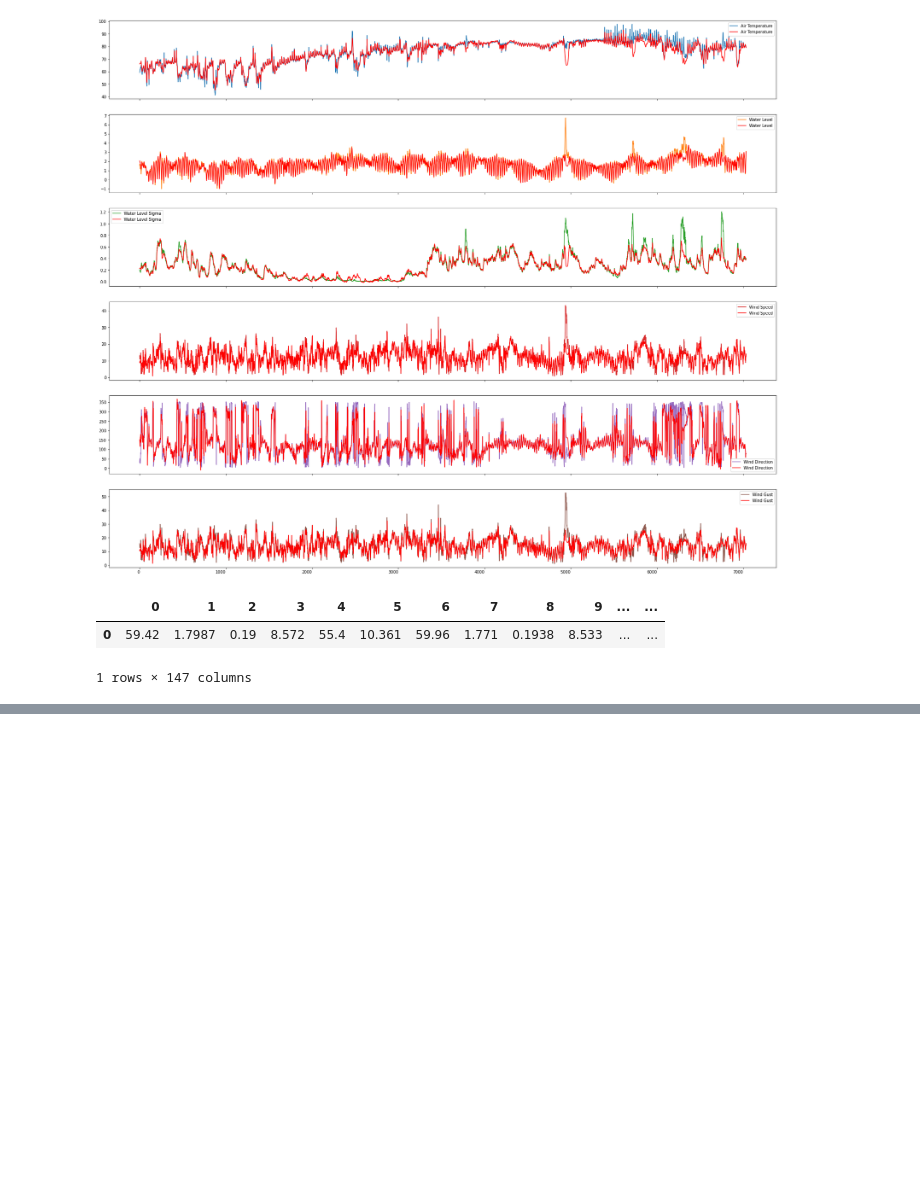
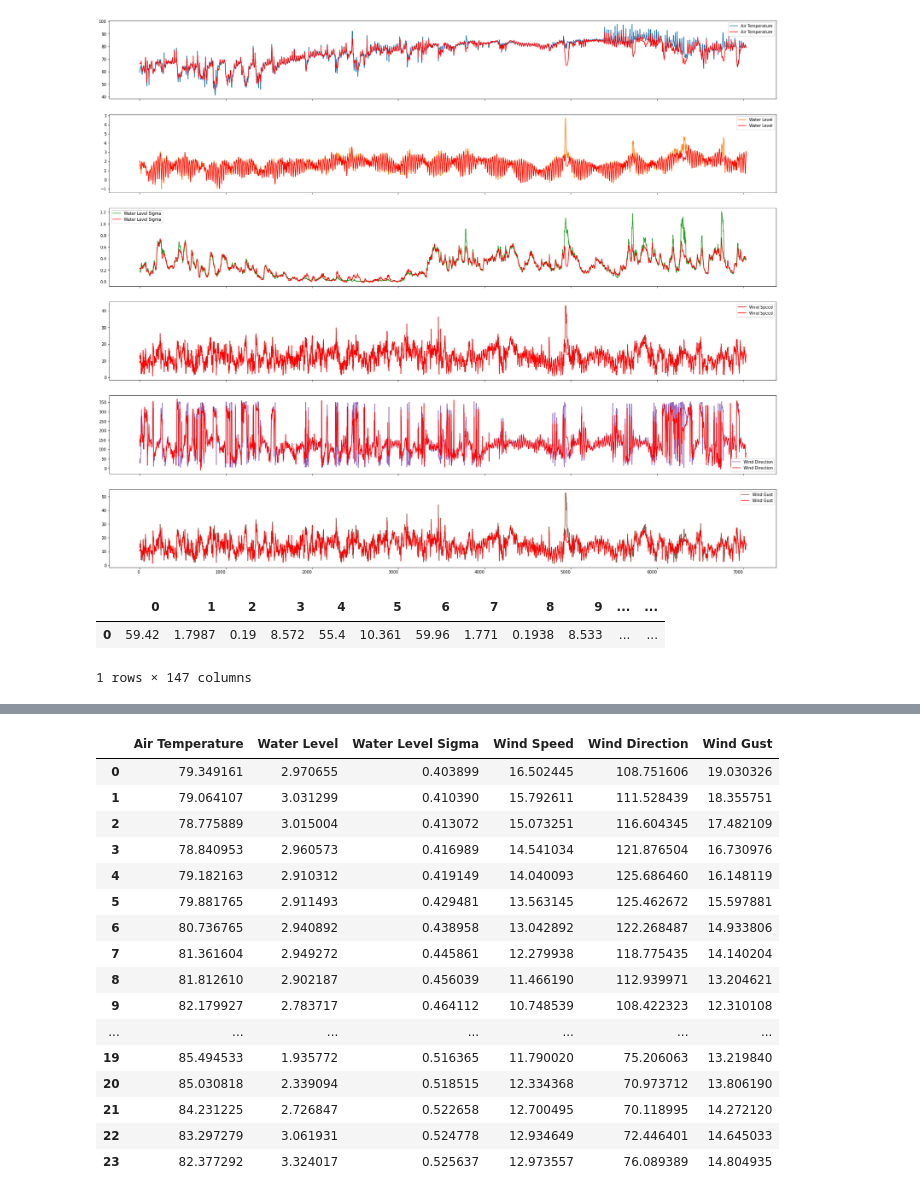
Before and after one commit to Data-Analytics-2020/Tide-Prediction, a Jupyter notebook: ARIMA+SVR.ipynb, the cells around one changed output, grey strips where cells are left out. Saved outputs shown, nothing was run; the diff lists cells and outputs as text; code cells hidden in the pictures; blank space fills up the shorter version.

```diff
--- a/ARIMA+SVR.ipynb
+++ b/ARIMA+SVR.ipynb
@@ -330,0 +330,20 @@ array([[-0.02618037, -0.0488135 , -0.07035762, -0.01286927,  0.07270256,
+# %%
+pred_df
+# %% [output]
+|  | Air Temperature | Water Level | Water Level Sigma | Wind Speed | Wind Direction | Wind Gust |
+| 0 | 79.349161 | 2.970655 | 0.403899 | 16.502445 | 108.751606 | 19.030326 |
+| 1 | 79.064107 | 3.031299 | 0.410390 | 15.792611 | 111.528439 | 18.355751 |
+| 2 | 78.775889 | 3.015004 | 0.413072 | 15.073251 | 116.604345 | 17.482109 |
+| 3 | 78.840953 | 2.960573 | 0.416989 | 14.541034 | 121.876504 | 16.730976 |
+| 4 | 79.182163 | 2.910312 | 0.419149 | 14.040093 | 125.686460 | 16.148119 |
+| 5 | 79.881765 | 2.911493 | 0.429481 | 13.563145 | 125.462672 | 15.597881 |
+| 6 | 80.736765 | 2.940892 | 0.438958 | 13.042892 | 122.268487 | 14.933806 |
+| 7 | 81.361604 | 2.949272 | 0.445861 | 12.279938 | 118.775435 | 14.140204 |
+| 8 | 81.812610 | 2.902187 | 0.456039 | 11.466190 | 112.939971 | 13.204621 |
+| 9 | 82.179927 | 2.783717 | 0.464112 | 10.748539 | 108.422323 | 12.310108 |
+| ... | ... | ... | ... | ... | ... | ... |
+| 19 | 85.494533 | 1.935772 | 0.516365 | 11.790020 | 75.206063 | 13.219840 |
+| 20 | 85.030818 | 2.339094 | 0.518515 | 12.334368 | 70.973712 | 13.806190 |
+| 21 | 84.231225 | 2.726847 | 0.522658 | 12.700495 | 70.118995 | 14.272120 |
+| 22 | 83.297279 | 3.061931 | 0.524778 | 12.934649 | 72.446401 | 14.645033 |
+| 23 | 82.377292 | 3.324017 | 0.525637 | 12.973557 | 76.089389 | 14.804935 |
```
Also changed, not shown: parts of 6 cells of this notebook.
